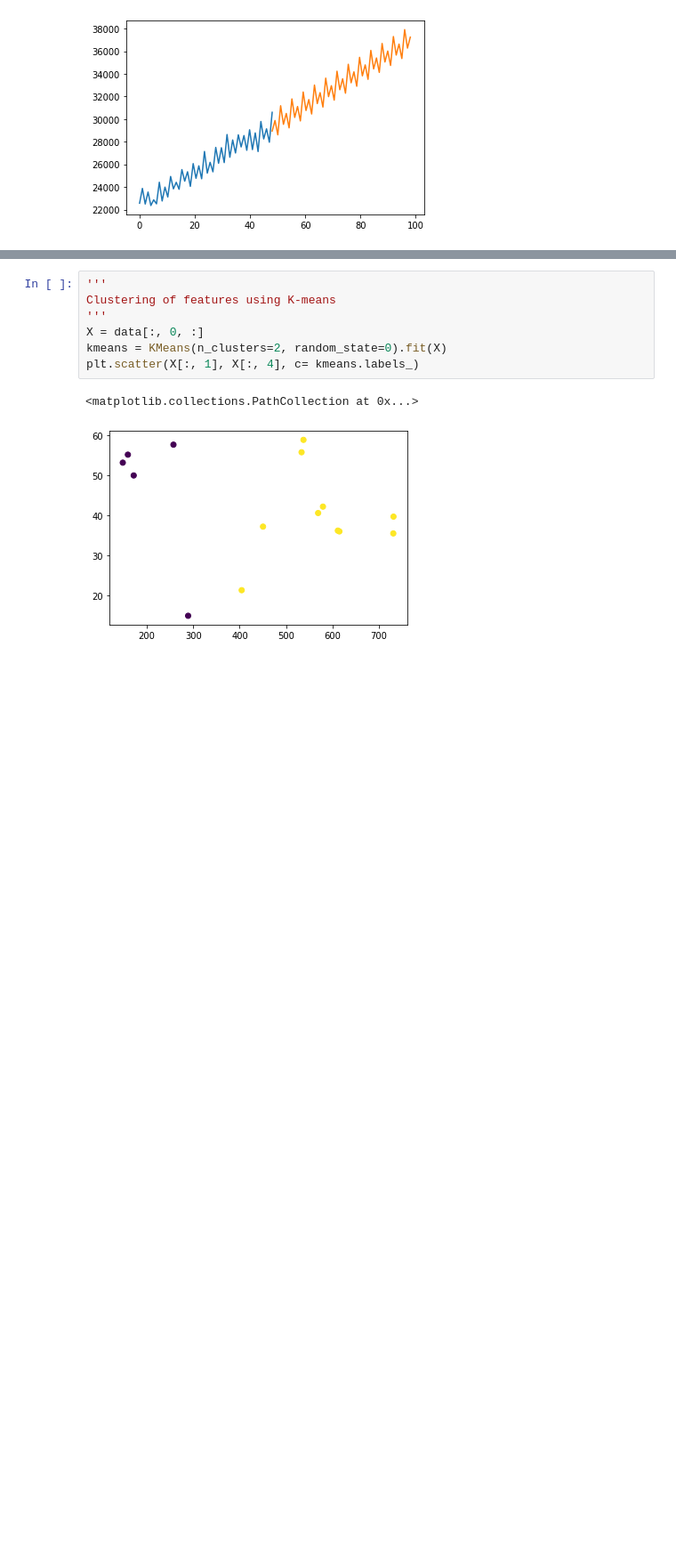
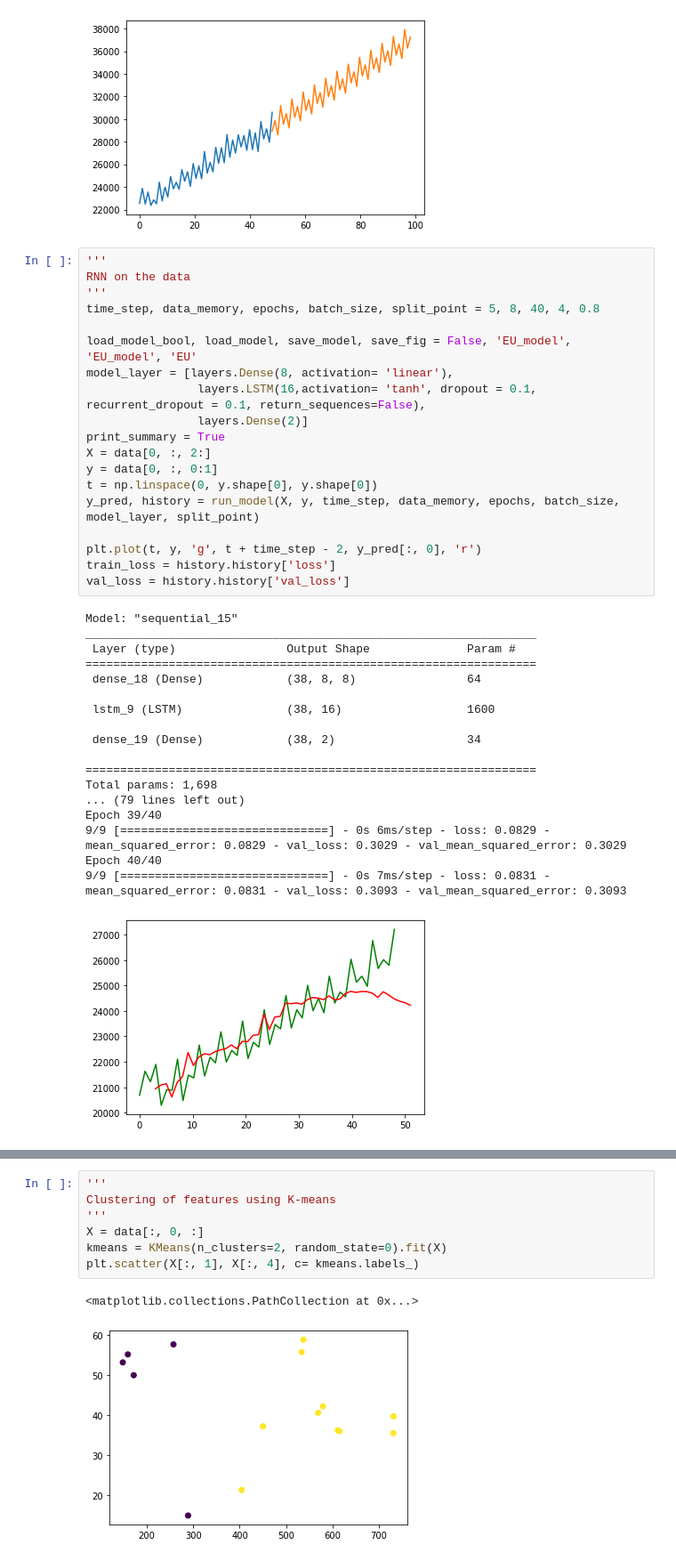
Before and after one commit to nisa-bayraktar/european_productivity, a Jupyter notebook: combined_features.ipynb, the cells around one changed output, grey strips where cells are left out. Shown at 89% size. Cells and saved outputs as stored; diff of their text form; blank space fills up the shorter version.

```diff
--- a/combined_features.ipynb
+++ b/combined_features.ipynb
@@ -328,4 +406,42 @@ ax = plt.plot(t, y, np.linspace(t[-1], t[-1] + 50, 50), forecast_values.predicte
 <Figure size 432x288 with 0 Axes>
 [figure]
 [figure]
+# %%
+'''
+RNN on the data
+'''
+time_step, data_memory, epochs, batch_size, split_point = 5, 8, 40, 4, 0.8
+
+load_model_bool, load_model, save_model, save_fig = False, 'EU_model', 'EU_model', 'EU'
+model_layer = [layers.Dense(8, activation= 'linear'),
+                layers.LSTM(16,activation= 'tanh', dropout = 0.1, recurrent_dropout = 0.1, return_sequences=False),
+                layers.Dense(2)]
+print_summary = True
+X = data[0, :, 2:]
+y = data[0, :, 0:1]
+t = np.linspace(0, y.shape[0], y.shape[0])
+y_pred, history = run_model(X, y, time_step, data_memory, epochs, batch_size, model_layer, split_point)
+
+plt.plot(t, y, 'g', t + time_step - 2, y_pred[:, 0], 'r')
+train_loss = history.history['loss']
+val_loss = history.history['val_loss']
+# %% [output]
+Model: "sequential_15"
+_________________________________________________________________
+ Layer (type)                Output Shape              Param #
+=================================================================
+ dense_18 (Dense)            (38, 8, 8)                64
+
+ lstm_9 (LSTM)               (38, 16)                  1600
+
+ dense_19 (Dense)            (38, 2)                   34
+
+=================================================================
+Total params: 1,698
+... (79 lines left out)
+Epoch 39/40
+9/9 [==============================] - 0s 6ms/step - loss: 0.0829 - mean_squared_error: 0.0829 - val_loss: 0.3029 - val_mean_squared_error: 0.3029
+Epoch 40/40
+9/9 [==============================] - 0s 7ms/step - loss: 0.0831 - mean_squared_error: 0.0831 - val_loss: 0.3093 - val_mean_squared_error: 0.3093
+[figure, added]
 # %%
```
Also changed, not shown: parts of 13 cells of this notebook.
